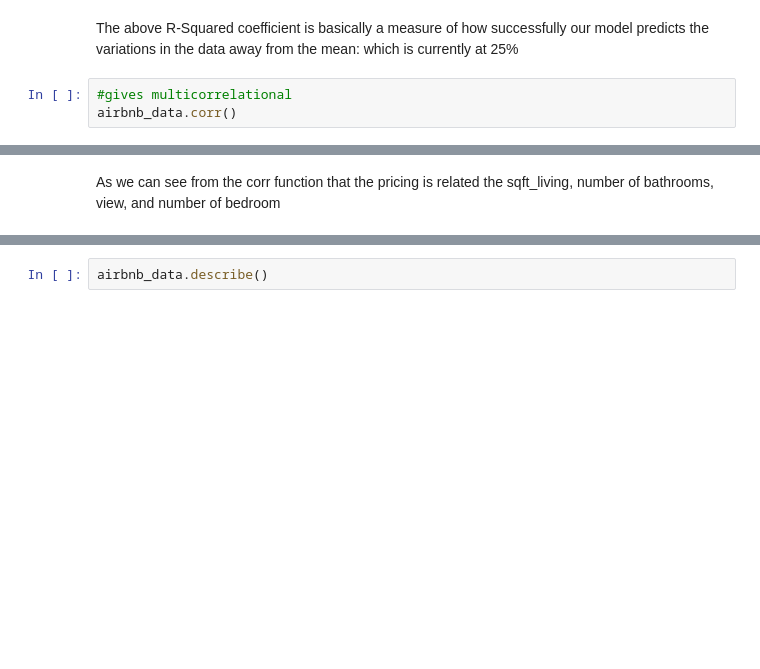
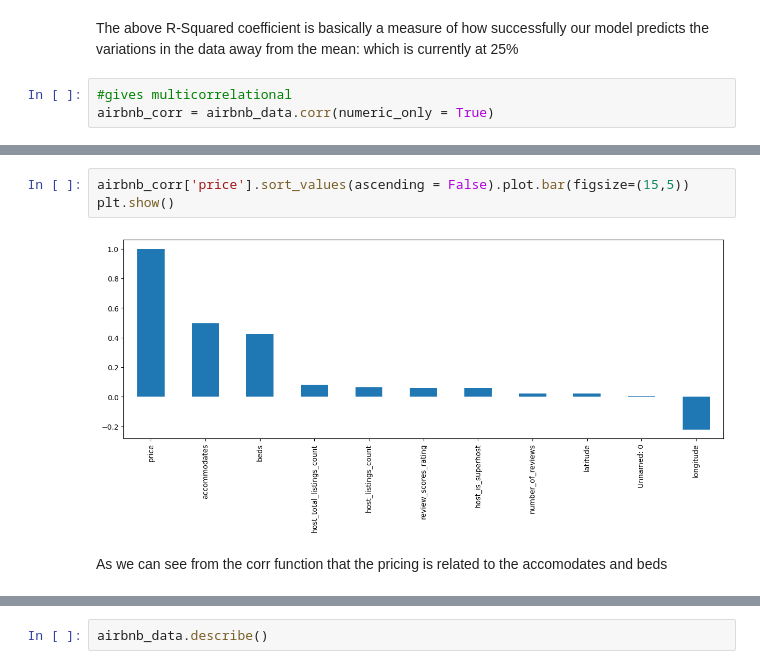
Before and after one commit to deeptijindal/Airbnb-Price-Predictor, a Jupyter notebook: exploratory_data_analysis.ipynb, the cells around one changed output, grey strips where cells are left out. Cells and saved outputs as stored; diff of their text form; blank space fills up the shorter version.

```diff
--- a/exploratory_data_analysis.ipynb
+++ b/exploratory_data_analysis.ipynb
@@ -107,4 +107,4 @@ lm.score(X,Y)
 The above R-Squared coefficient is basically a measure of how successfully our model predicts the variations in the data away from the mean: which is currently at 25%
 # %%
 #gives multicorrelational
-airbnb_data.corr()
+airbnb_corr = airbnb_data.corr(numeric_only = True)
@@ -137,6 +124,11 @@ beds                         0.422560
 accommodates                 0.498346
 price                        1.000000
 Name: price, dtype: float64
+# %%
+airbnb_corr['price'].sort_values(ascending = False).plot.bar(figsize=(15,5))
+plt.show()
+# %% [output]
+[figure, added]
 # %% [markdown]
-As we can see from the corr function that the pricing is related the sqft_living, number of bathrooms, view, and number of bedroom
+As we can see from the corr function that the pricing is related to the accomodates and beds
 # %%
```
Also changed, not shown: parts of 5 cells of this notebook, 1 other file.
